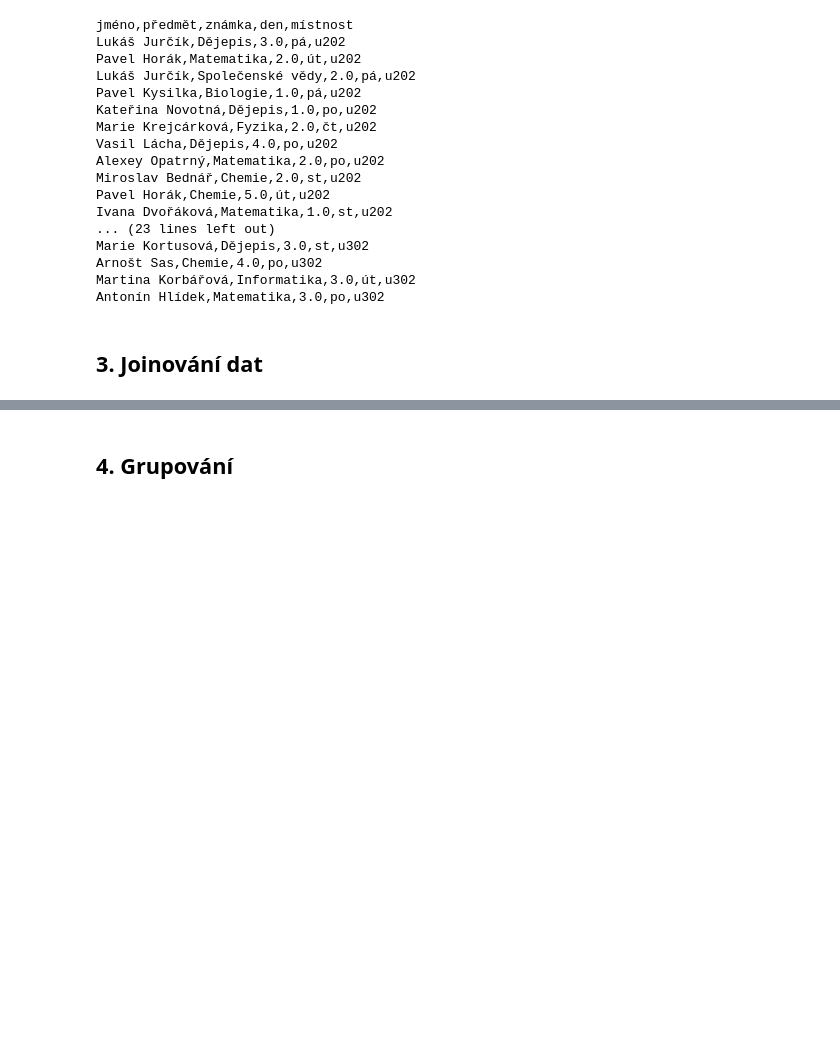
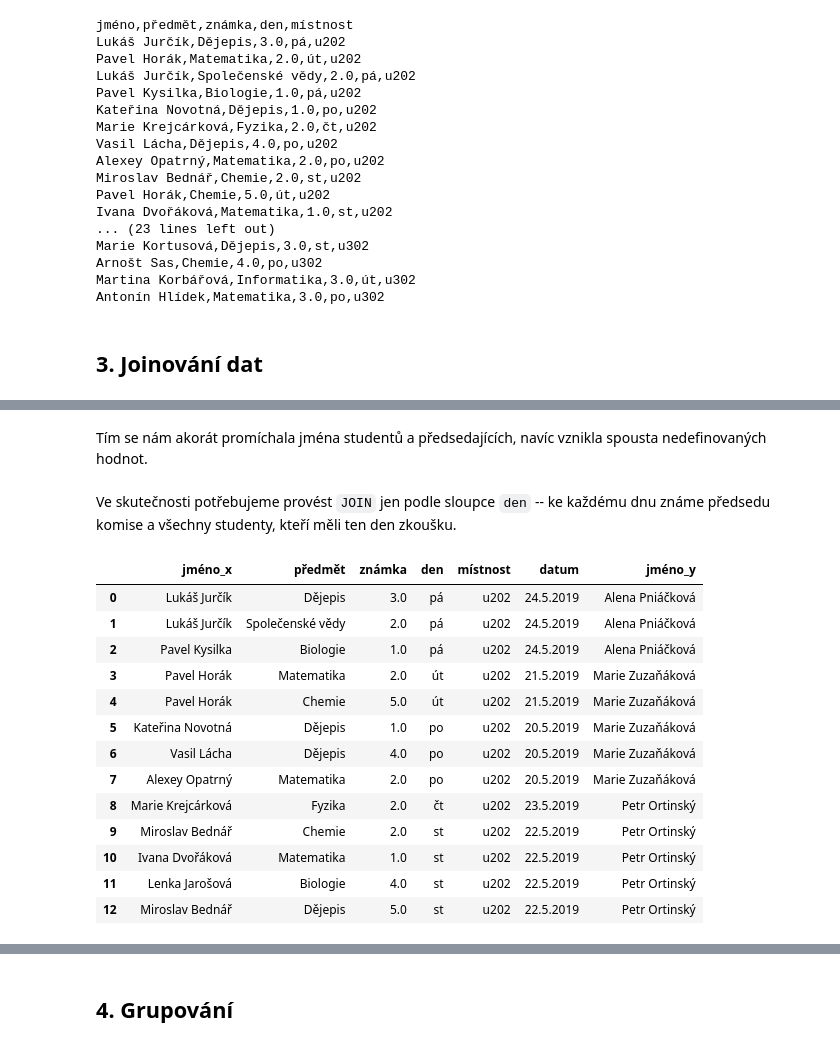
Before and after one commit to tomaskala/pandas-intro, a Jupyter notebook: lekce02_agregace/lekce.ipynb, the cells around one changed output, grey strips where cells are left out. Saved outputs shown, nothing was run; the diff lists cells and outputs as text; code cells hidden in the pictures; blank space fills up the shorter version.

```diff
--- a/lekce02_agregace/lekce.ipynb
+++ b/lekce02_agregace/lekce.ipynb
@@ -396,0 +467,22 @@ Antonín Hlídek,Matematika,3.0,po,u302
+# %% [markdown]
+Tím se nám akorát promíchala jména studentů a předsedajících, navíc vznikla spousta nedefinovaných hodnot.
+# %% [markdown]
+Ve skutečnosti potřebujeme provést `JOIN` jen podle sloupce `den` -- ke každému dnu známe předsedu komise a všechny studenty, kteří měli ten den zkoušku.
+# %%
+test = pandas.merge(u202, preds, on="den")
+test
+# %% [output]
+|  | jméno_x | předmět | známka | den | místnost | datum | jméno_y |
+| 0 | Lukáš Jurčík | Dějepis | 3.0 | pá | u202 | 24.5.2019 | Alena Pniáčková |
+| 1 | Lukáš Jurčík | Společenské vědy | 2.0 | pá | u202 | 24.5.2019 | Alena Pniáčková |
+| 2 | Pavel Kysilka | Biologie | 1.0 | pá | u202 | 24.5.2019 | Alena Pniáčková |
+| 3 | Pavel Horák | Matematika | 2.0 | út | u202 | 21.5.2019 | Marie Zuzaňáková |
+| 4 | Pavel Horák | Chemie | 5.0 | út | u202 | 21.5.2019 | Marie Zuzaňáková |
+| 5 | Kateřina Novotná | Dějepis | 1.0 | po | u202 | 20.5.2019 | Marie Zuzaňáková |
+| 6 | Vasil Lácha | Dějepis | 4.0 | po | u202 | 20.5.2019 | Marie Zuzaňáková |
+| 7 | Alexey Opatrný | Matematika | 2.0 | po | u202 | 20.5.2019 | Marie Zuzaňáková |
+| 8 | Marie Krejcárková | Fyzika | 2.0 | čt | u202 | 23.5.2019 | Petr Ortinský |
+| 9 | Miroslav Bednář | Chemie | 2.0 | st | u202 | 22.5.2019 | Petr Ortinský |
+| 10 | Ivana Dvořáková | Matematika | 1.0 | st | u202 | 22.5.2019 | Petr Ortinský |
+| 11 | Lenka Jarošová | Biologie | 4.0 | st | u202 | 22.5.2019 | Petr Ortinský |
+| 12 | Miroslav Bednář | Dějepis | 5.0 | st | u202 | 22.5.2019 | Petr Ortinský |
```
Also changed, not shown: parts of 13 cells of this notebook, 3 other files.
